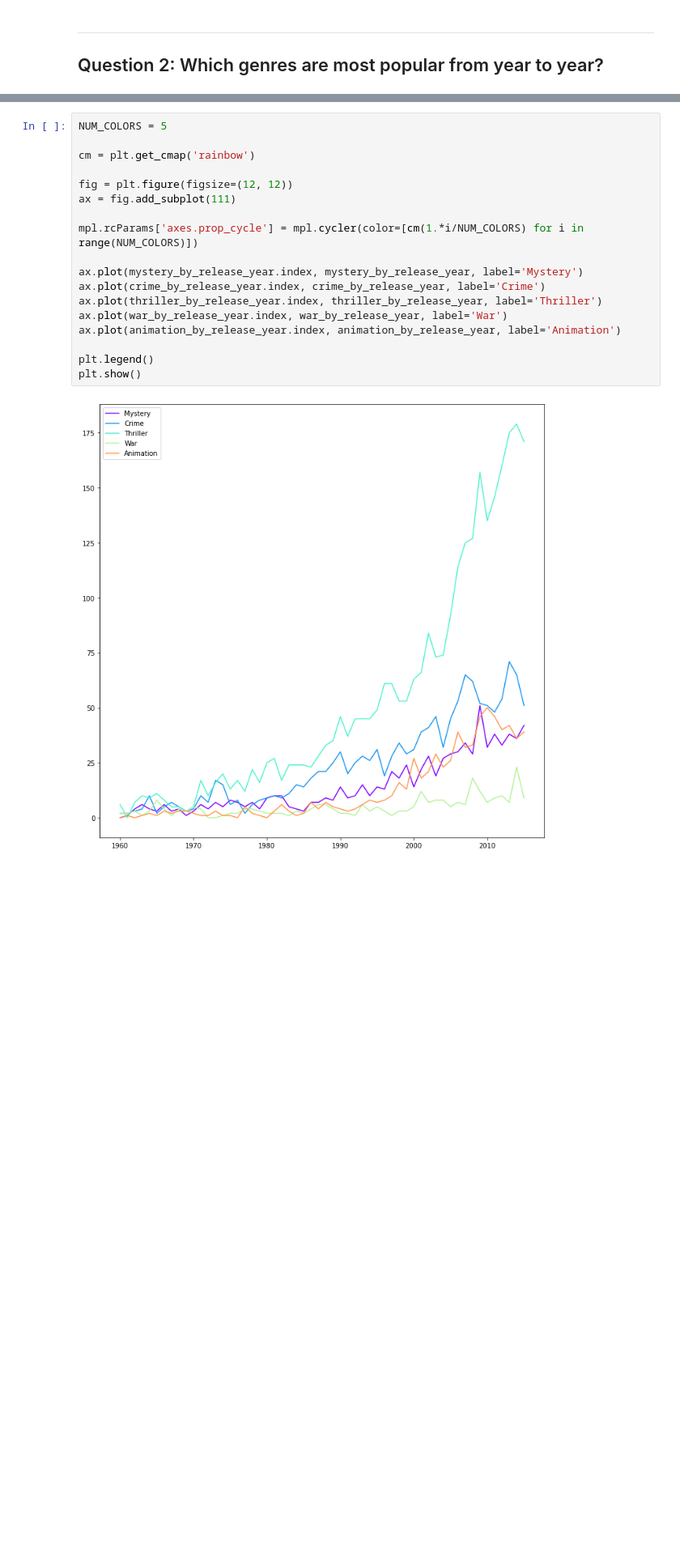
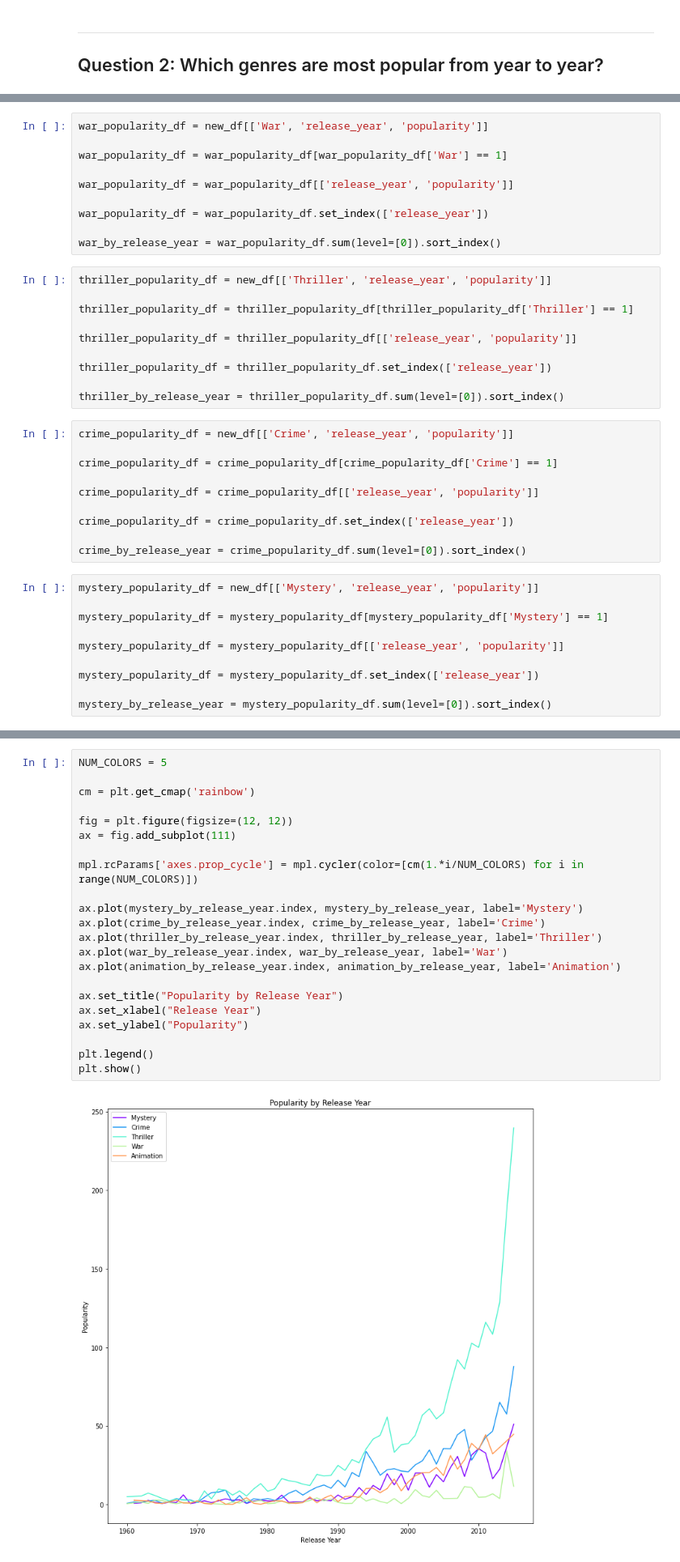
Before and after one commit to yufrances90/Investigate-a-Dataset, a Jupyter notebook: TMDB 5000 Movie Dataset.ipynb, the cells around one changed output, grey strips where cells are left out. Shown at 81% size. Cells and saved outputs as stored; diff of their text form; blank space fills up the shorter version.

```diff
--- a/TMDB 5000 Movie Dataset.ipynb
+++ b/TMDB 5000 Movie Dataset.ipynb
@@ -430,0 +508,40 @@ adventure_by_release_year = new_df.set_index(['release_year'])['Adventure'].sum(
+# %%
+war_popularity_df = new_df[['War', 'release_year', 'popularity']]
+
+war_popularity_df = war_popularity_df[war_popularity_df['War'] == 1]
+
+war_popularity_df = war_popularity_df[['release_year', 'popularity']]
+
+war_popularity_df = war_popularity_df.set_index(['release_year'])
+
+war_by_release_year = war_popularity_df.sum(level=[0]).sort_index()
+# %%
+thriller_popularity_df = new_df[['Thriller', 'release_year', 'popularity']]
+
+thriller_popularity_df = thriller_popularity_df[thriller_popularity_df['Thriller'] == 1]
+
+thriller_popularity_df = thriller_popularity_df[['release_year', 'popularity']]
+
+thriller_popularity_df = thriller_popularity_df.set_index(['release_year'])
+
+thriller_by_release_year = thriller_popularity_df.sum(level=[0]).sort_index()
+# %%
+crime_popularity_df = new_df[['Crime', 'release_year', 'popularity']]
+
+crime_popularity_df = crime_popularity_df[crime_popularity_df['Crime'] == 1]
+
+crime_popularity_df = crime_popularity_df[['release_year', 'popularity']]
+
+crime_popularity_df = crime_popularity_df.set_index(['release_year'])
+
+crime_by_release_year = crime_popularity_df.sum(level=[0]).sort_index()
+# %%
+mystery_popularity_df = new_df[['Mystery', 'release_year', 'popularity']]
+
+mystery_popularity_df = mystery_popularity_df[mystery_popularity_df['Mystery'] == 1]
+
+mystery_popularity_df = mystery_popularity_df[['release_year', 'popularity']]
+
+mystery_popularity_df = mystery_popularity_df.set_index(['release_year'])
+
+mystery_by_release_year = mystery_popularity_df.sum(level=[0]).sort_index()
@@ -451,20 +679,24 @@ plt.show()
 # %%
 NUM_COLORS = 5
 
 cm = plt.get_cmap('rainbow')
 
 fig = plt.figure(figsize=(12, 12))
 ax = fig.add_subplot(111)
 
 mpl.rcParams['axes.prop_cycle'] = mpl.cycler(color=[cm(1.*i/NUM_COLORS) for i in range(NUM_COLORS)])
 
 ax.plot(mystery_by_release_year.index, mystery_by_release_year, label='Mystery')
 ax.plot(crime_by_release_year.index, crime_by_release_year, label='Crime')
 ax.plot(thriller_by_release_year.index, thriller_by_release_year, label='Thriller')
 ax.plot(war_by_release_year.index, war_by_release_year, label='War')
 ax.plot(animation_by_release_year.index, animation_by_release_year, label='Animation')
 
+ax.set_title("Popularity by Release Year")
+ax.set_xlabel("Release Year")
+ax.set_ylabel("Popularity")
+
 plt.legend()
 plt.show()
 # %% [output]
-[figure, old version]
+[figure, new version]
```
Also changed, not shown: parts of 40 cells of this notebook, 1 other file.
